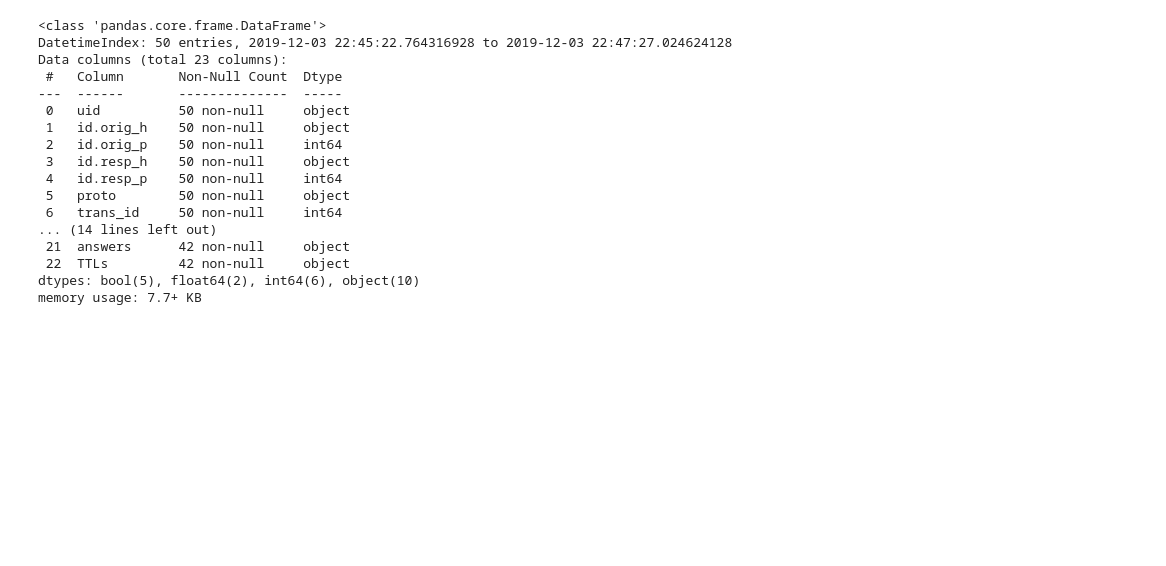
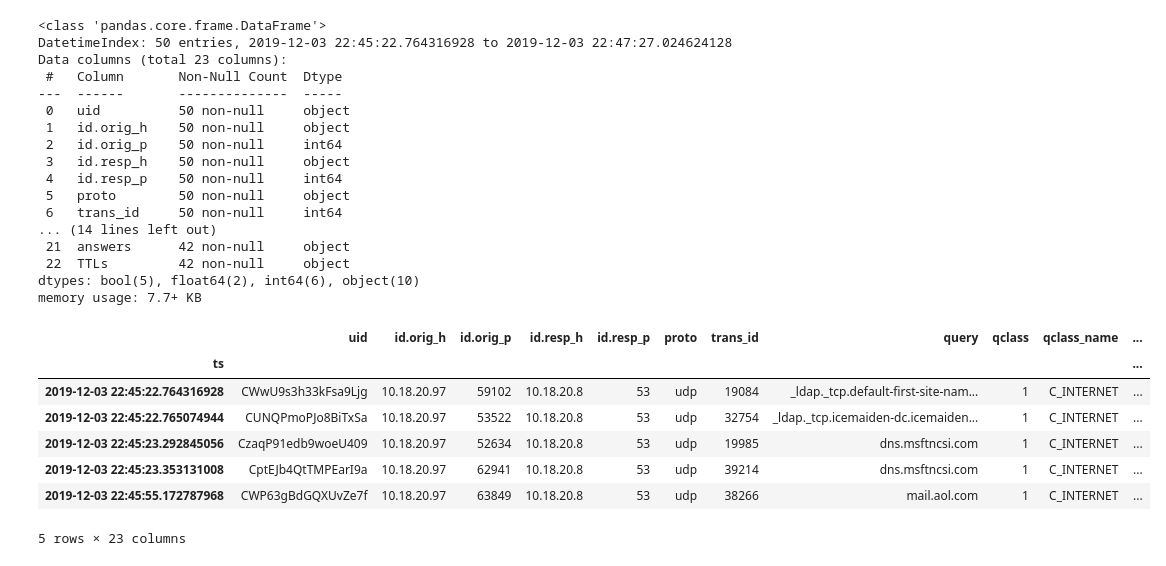
Before and after one commit to AI-Learning-Land/zat, a Jupyter notebook: notebooks/Network_Monitoring_AI.ipynb, the cells around one changed output. Saved outputs shown, nothing was run; the diff lists cells and outputs as text; code cells hidden in the pictures; blank space fills up the shorter version.

```diff
--- a/notebooks/Network_Monitoring_AI.ipynb
+++ b/notebooks/Network_Monitoring_AI.ipynb
@@ -194,3 +194,14 @@ Data columns (total 23 columns):
  22  TTLs         42 non-null     object
 dtypes: bool(5), float64(2), int64(6), object(10)
 memory usage: 7.7+ KB
+# %%
+zeek_df_json.head()
+# %% [output]
+|  | uid | id.orig_h | id.orig_p | id.resp_h | id.resp_p | proto | trans_id | query | qclass | qclass_name | ... |
+| ts |  |  |  |  |  |  |  |  |  |  | ... |
+| 2019-12-03 22:45:22.764316928 | CWwU9s3h33kFsa9Ljg | 10.18.20.97 | 59102 | 10.18.20.8 | 53 | udp | 19084 | _ldap._tcp.default-first-site-nam... | 1 | C_INTERNET | ... |
+| 2019-12-03 22:45:22.765074944 | CUNQPmoPJo8BiTxSa | 10.18.20.97 | 53522 | 10.18.20.8 | 53 | udp | 32754 | _ldap._tcp.icemaiden-dc.icemaiden... | 1 | C_INTERNET | ... |
+| 2019-12-03 22:45:23.292845056 | CzaqP91edb9woeU409 | 10.18.20.97 | 52634 | 10.18.20.8 | 53 | udp | 19985 | dns.msftncsi.com | 1 | C_INTERNET | ... |
+| 2019-12-03 22:45:23.353131008 | CptEJb4QtTMPEarI9a | 10.18.20.97 | 62941 | 10.18.20.8 | 53 | udp | 39214 | dns.msftncsi.com | 1 | C_INTERNET | ... |
+| 2019-12-03 22:45:55.172787968 | CWP63gBdGQXUvZe7f | 10.18.20.97 | 63849 | 10.18.20.8 | 53 | udp | 38266 | mail.aol.com | 1 | C_INTERNET | ... |
+5 rows × 23 columns
```
Also changed, not shown: parts of 17 cells of this notebook, 1 other file.
